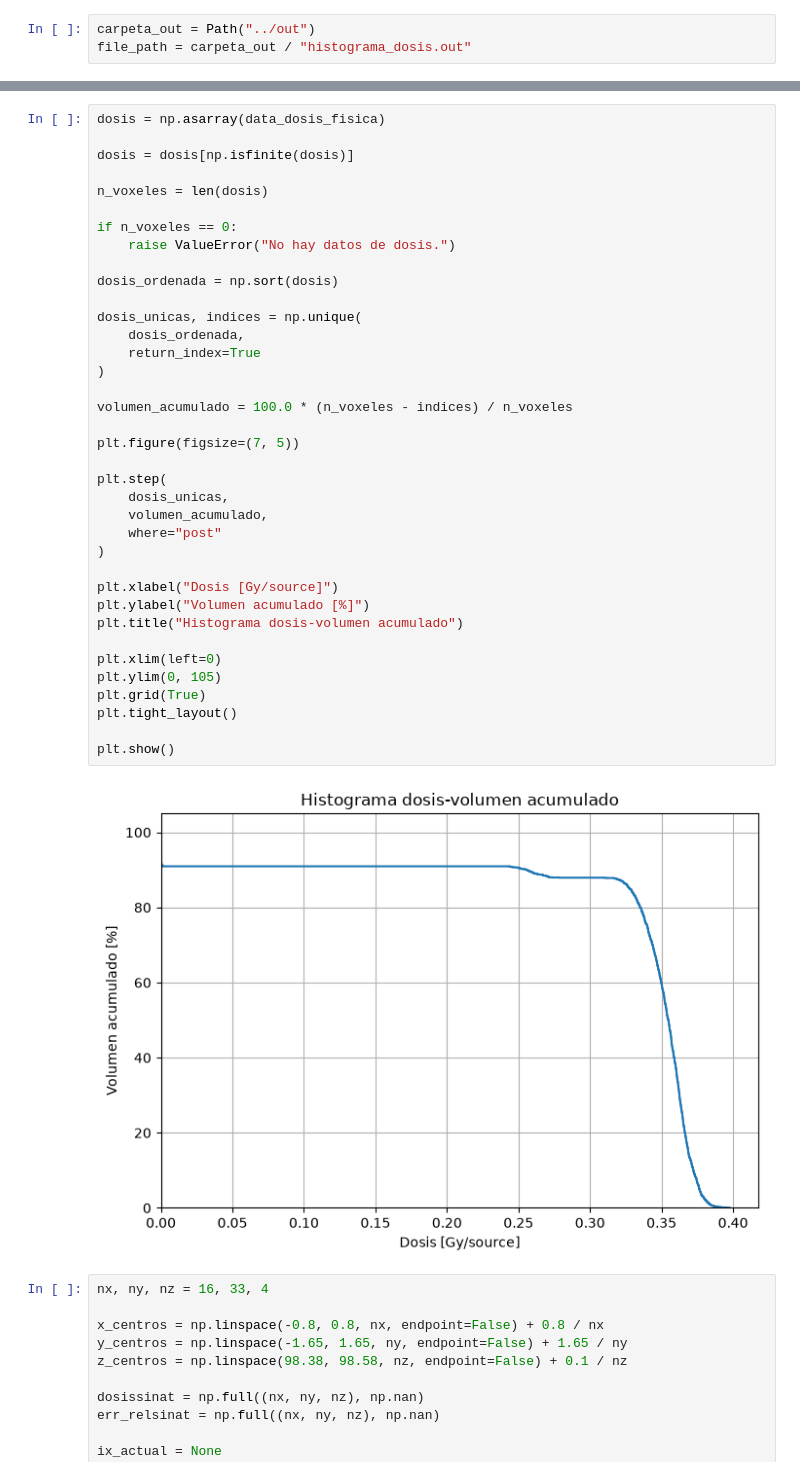
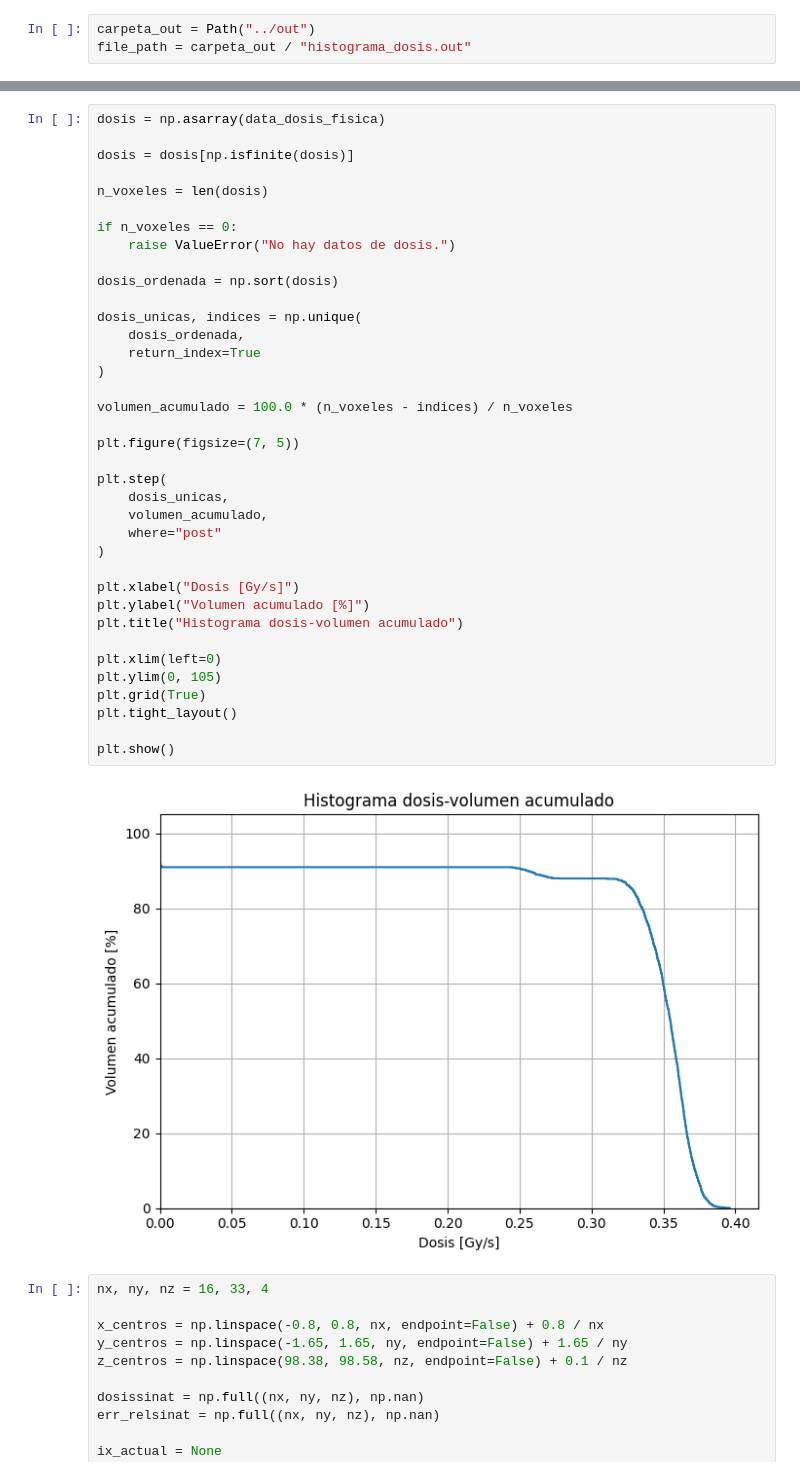
Before and after one commit to arirodriguez001/Laboratory-VII, a Jupyter notebook: Modelo irradiacion final/sin_atenuador_1mmgel1punto25mmpouch19punto5MeV/analisis/histograma-dosisvol.ipynb, the cells around one changed output, grey strips where cells are left out. Drawn from its saved outputs; the diff is of its cells as text.

```diff
--- a/Modelo irradiacion final/sin_atenuador_1mmgel1punto25mmpouch19punto5MeV/analisis/histograma-dosisvol.ipynb
+++ b/Modelo irradiacion final/sin_atenuador_1mmgel1punto25mmpouch19punto5MeV/analisis/histograma-dosisvol.ipynb
@@ -110,35 +110,35 @@ n_voxeles = len(dosis)
 if n_voxeles == 0:
     raise ValueError("No hay datos de dosis.")
 
 dosis_ordenada = np.sort(dosis)
 
 dosis_unicas, indices = np.unique(
     dosis_ordenada,
     return_index=True
 )
 
 volumen_acumulado = 100.0 * (n_voxeles - indices) / n_voxeles
 
 plt.figure(figsize=(7, 5))
 
 plt.step(
     dosis_unicas,
     volumen_acumulado,
     where="post"
 )
 
-plt.xlabel("Dosis [Gy/source]")
+plt.xlabel("Dosis [Gy/s]")
 plt.ylabel("Volumen acumulado [%]")
 plt.title("Histograma dosis-volumen acumulado")
 
 plt.xlim(left=0)
 plt.ylim(0, 105)
 plt.grid(True)
 plt.tight_layout()
 
 plt.show()
 # %% [output]
-[figure, old version]
+[figure, new version]
 # %%
 nx, ny, nz = 16, 33, 4
 
```
Also changed, not shown: parts of 8 cells of this notebook, 4 other files.
